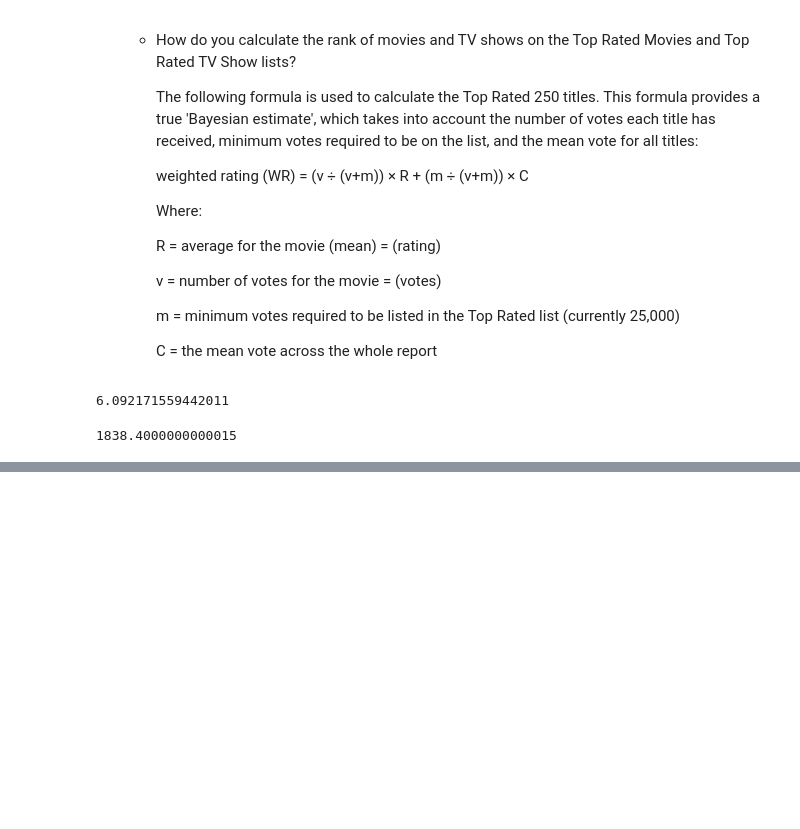
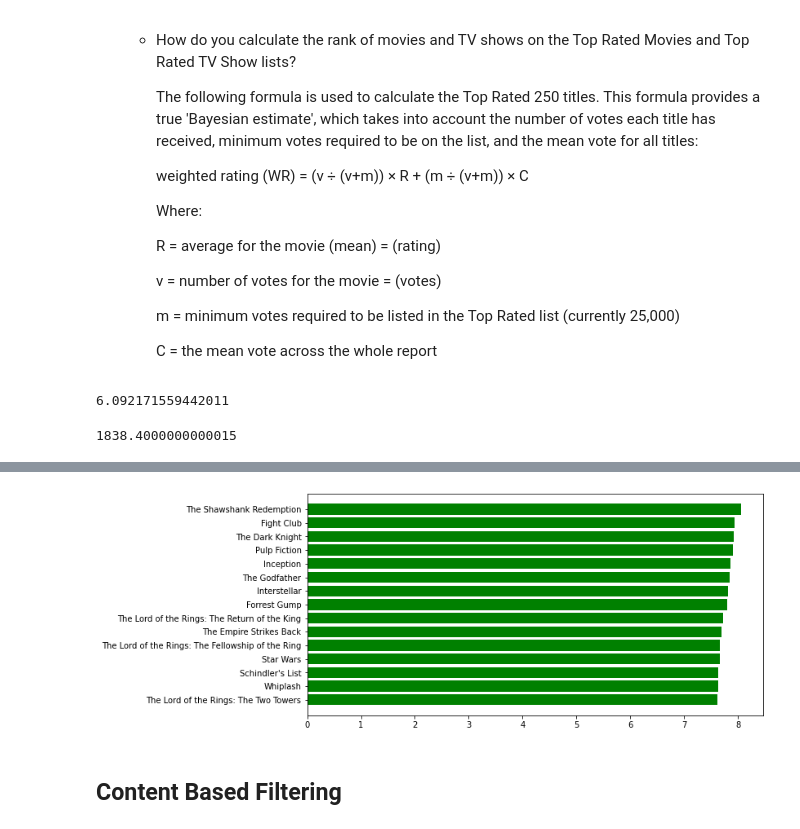
Before and after one commit to pksvv/MLreco, a Jupyter notebook: Recommendation Engine.ipynb, the cells around one changed output, grey strips where cells are left out. Drawn from its saved outputs; the diff is of its cells as text; code cells hidden in the pictures; blank space fills up the shorter version.

```diff
--- a/Recommendation Engine.ipynb
+++ b/Recommendation Engine.ipynb
@@ -133,3 +133,6 @@ m = df['vote_count'].quantile(0.9)
 m
 # %% [output]
 1838.4000000000015
+# %%
+dff = df.copy().loc[df['vote_count']>=m]
+dff.info()
@@ -135,0 +157,9 @@ m
+# %%
+def weighted_rating(x,m=m,C=C):
+    V = x['vote_count']
+    R = x['vote_average']
+
+    return ((R*V/(V+m))+(C*m/(V+m)))
+# %%
+dff['Score'] = df.apply(weighted_rating,axis=1)
+dff.head()
@@ -135,0 +174,3 @@ m
+# %%
+df = dff.sort_values('Score',ascending=False)
+df.head()
@@ -135,0 +188,9 @@ m
+# %%
+score = df.sort_values('Score',ascending=False)
+plt.figure(figsize=(10,5))
+plt.barh(score['title'].head(15),score['Score'].head(15),align='center',color='green')
+plt.gca().invert_yaxis()
+# %% [output]
+[figure, added]
+# %% [markdown]
+## Content Based Filtering
```
Also changed, not shown: parts of 24 cells of this notebook.
